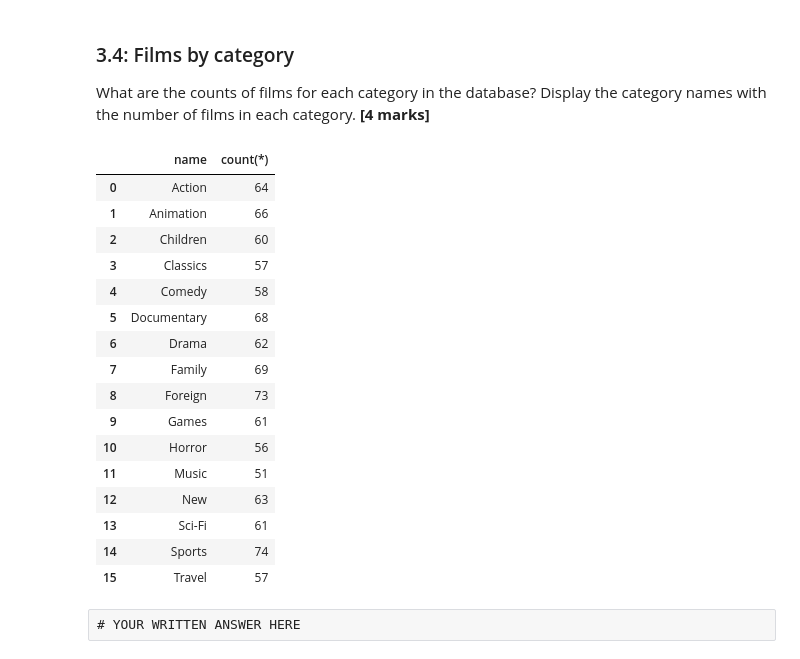
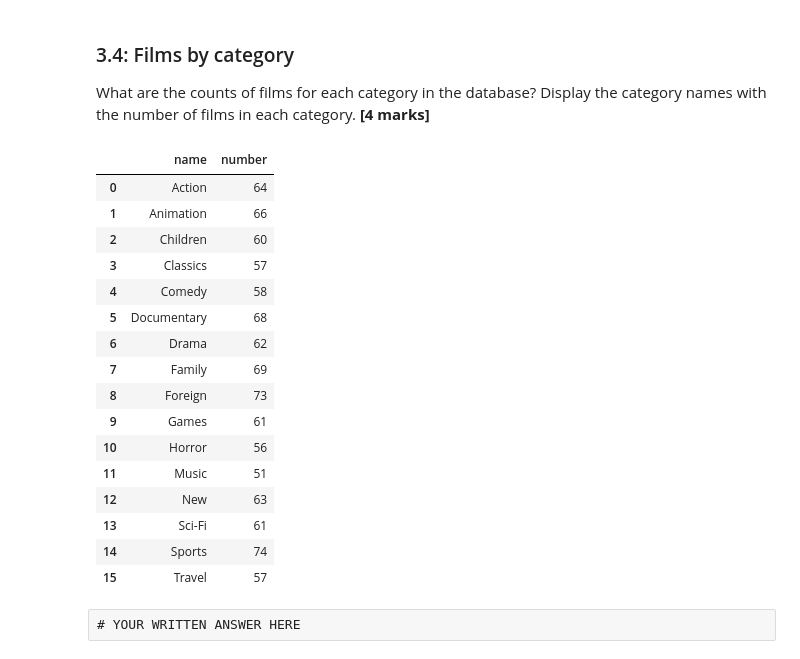
Before and after one commit to kylifish0100/comp2420_assignment2, a Jupyter notebook: Assignment_2_2022_u7262936.ipynb, the cells around one changed output. Saved outputs shown, nothing was run; the diff lists cells and outputs as text; code cells hidden in the pictures.

```diff
--- a/Assignment_2_2022_u7262936.ipynb
+++ b/Assignment_2_2022_u7262936.ipynb
@@ -794,11 +802,11 @@ What are the counts of films for each category in the database? Display the cate
 <span style= 'float: right;'><b>[4 marks]</b></span>
 # %%
 # YOUR CODE HERE
-query = "SELECT name, count(*) FROM film_category, category WHERE film_category.category_id=category.category_id GROUP BY film_category.category_id  ;"
+query = "SELECT name, count(*) AS number FROM film_category, category WHERE film_category.category_id=category.category_id GROUP BY film_category.category_id  ;"
 film_cat = pd.read_sql_query(query, conn)
 display(film_cat)
 # %% [output]
-|  | name | count(*) |
+|  | name | number |
 | 0 | Action | 64 |
 | 1 | Animation | 66 |
 | 2 | Children | 60 |
```
Also changed, not shown: parts of 9 cells of this notebook.
